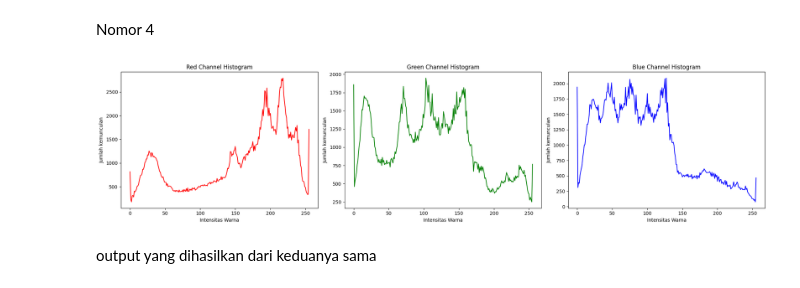
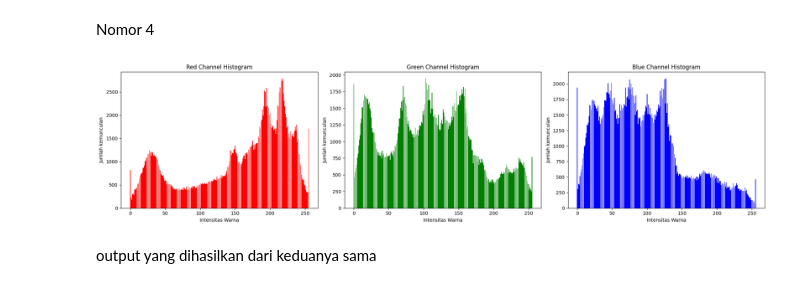
Before and after one commit to Arainal0112/PCVK_Ganjil_2023, a Jupyter notebook: Week6.ipynb, the cells around one changed output. Drawn from its saved outputs; the diff is of its cells as text; code cells hidden in the pictures.

```diff
--- a/Week6.ipynb
+++ b/Week6.ipynb
@@ -75,25 +75,26 @@ Nomor 4
 # %%
 colors = ("r", "g", "b")
 channel_id = (0, 1, 2)
 channel_names = ('Red', 'Green', 'Blue')
 
 # Histogram plot for each channel
 plt.figure(figsize=(20, 5))
 
 for i, (c, channel_name) in enumerate(zip(colors, channel_names), 1):
     plt.subplot(1, 3, i)
     histogram, bin_edges = np.histogram(
         img[:, :, channel_id[i - 1]], bins=256, range=(0, 256)
     )
-    plt.plot(bin_edges[0:-1], histogram, color=c)
+    plt.bar(range(256), histogram, color=c)
     plt.xlabel("Intensitas Warna")
     plt.ylabel("Jumlah kemunculan")
     plt.title(f"{channel_name} Channel Histogram")
 
+
 plt.tight_layout()
 plt.show()
 # %% [output]
-[figure, old version]
+[figure, new version]
 # %% [markdown]
 output yang dihasilkan dari keduanya sama
 # %% [markdown]
```
Also changed, not shown: parts of 3 cells of this notebook.
